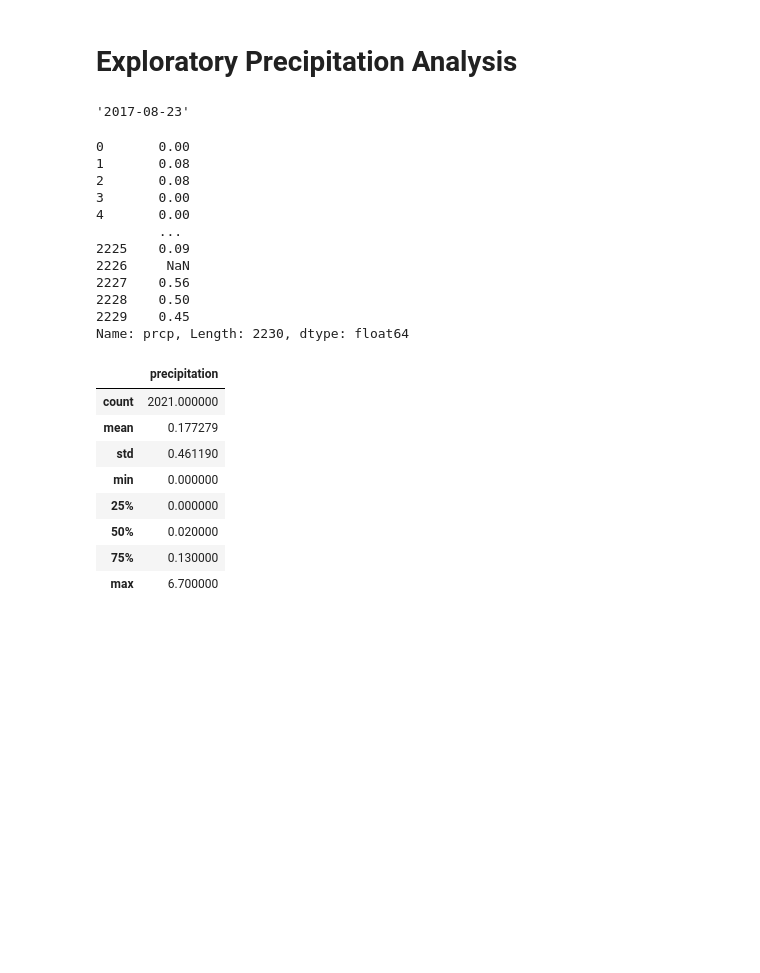
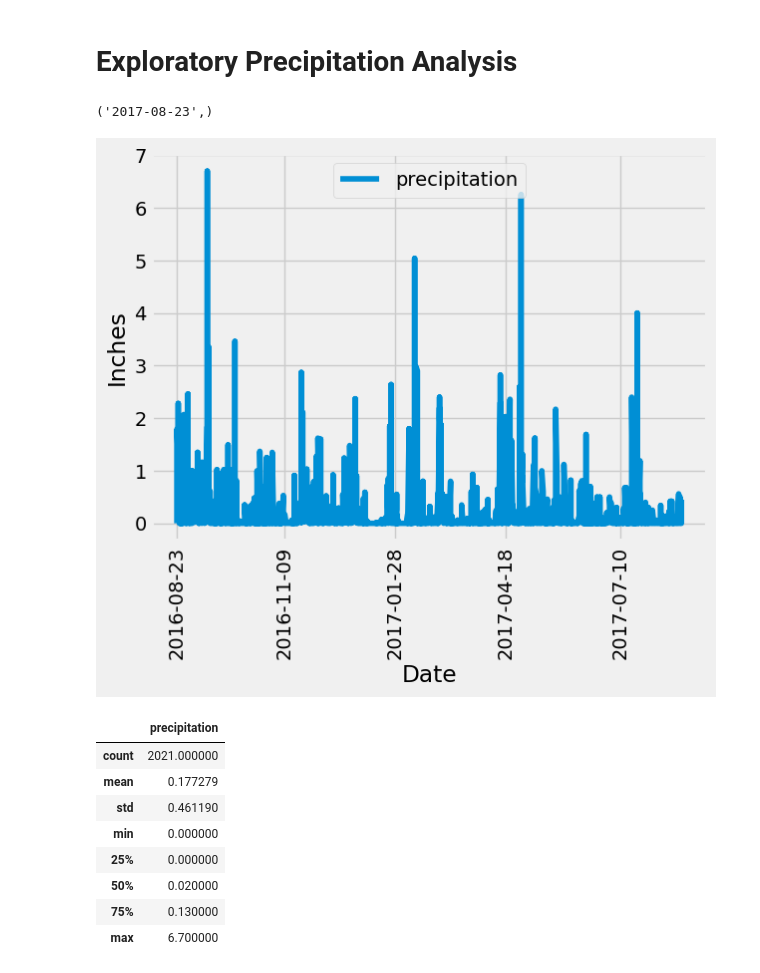
Before and after one commit to meddling-moose/sqlalchemy-challenge, a Jupyter notebook: climate_starter.ipynb, the cells around one changed output. Saved outputs shown, nothing was run; the diff lists cells and outputs as text; code cells hidden in the pictures; blank space fills up the shorter version.

Commit message:
plotted the rainfall for the most recent year and began on station analysis

```diff
--- a/climate_starter.ipynb
+++ b/climate_starter.ipynb
@@ -41,44 +41,39 @@ session = Session(engine)
 # %%
 # Find the most recent date in the data set.
 # ('2017-08-23',)
-recent = session.query(Measurement.date).order_by(Measurement.date.desc()).first()[0]
+recent = session.query(Measurement.date).order_by(Measurement.date.desc()).first()
 recent
 # %% [output]
-'2017-08-23'
+('2017-08-23',)
 # %%
 # Design a query to retrieve the last 12 months of precipitation data and plot the results.
 # Starting from the most recent data point in the database.
 
 # Calculate the date one year from the last date in data set.
 one_year_ago = '2016-08-23'
 
 # Perform a query to retrieve the data and precipitation scores
 df = pd.read_sql("SELECT * FROM measurement WHERE date BETWEEN '2016-08-23' AND '2017-08-23'", conn)
 
 # Save the query results as a Pandas DataFrame. Explicitly set the column names
-df.head()
+df = df.dropna(how='any')
 
 # Sort the dataframe by date
-## It's already sorted
+df = df.sort_values('date')
 
 # Use Pandas Plotting with Matplotlib to plot the data
 x_values = df['date']
 y_values = df['prcp']
-x_values
-y_values
-#df.plot.bar(x_values, y_values)
+ticks = ['2016-08-23', '2016-11-09', '2017-01-28', '2017-04-18', '2017-07-10']
+tick_labels = ['2016-08-23', '2016-11-09', '2017-01-28', '2017-04-18', '2017-07-10']
+
+plt.plot(x_values, y_values, label='precipitation')
+plt.xlabel('Date')
+plt.ylabel('Inches')
+plt.xticks(ticks, tick_labels, rotation=90)
+plt.legend(loc='upper center')
+plt.show()
 # %% [output]
-0       0.00
-1       0.08
-2       0.08
-3       0.00
-4       0.00
-        ...
-2225    0.09
-2226     NaN
-2227    0.56
-2228    0.50
-2229    0.45
-Name: prcp, Length: 2230, dtype: float64
+[figure, added]
 # %%
 # Use Pandas to calculate the summary statistics for the precipitation data
```
Also changed, not shown: parts of 4 cells of this notebook.
